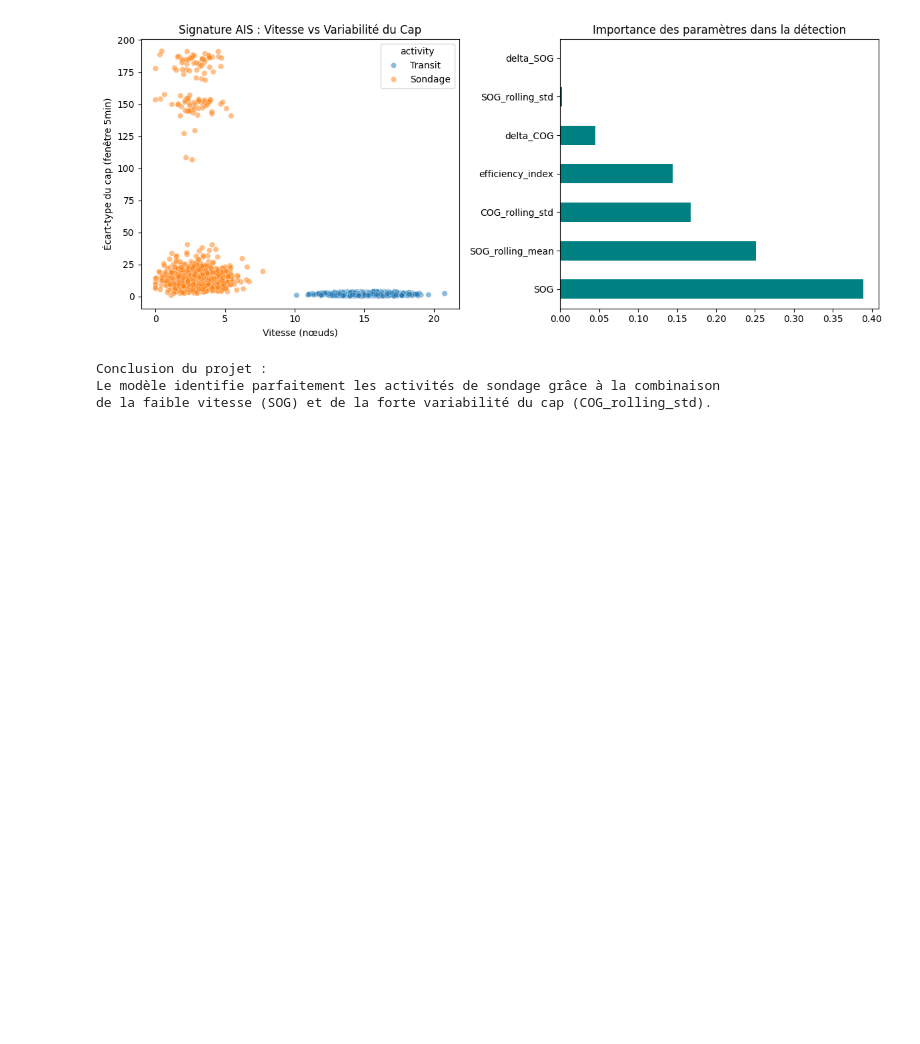
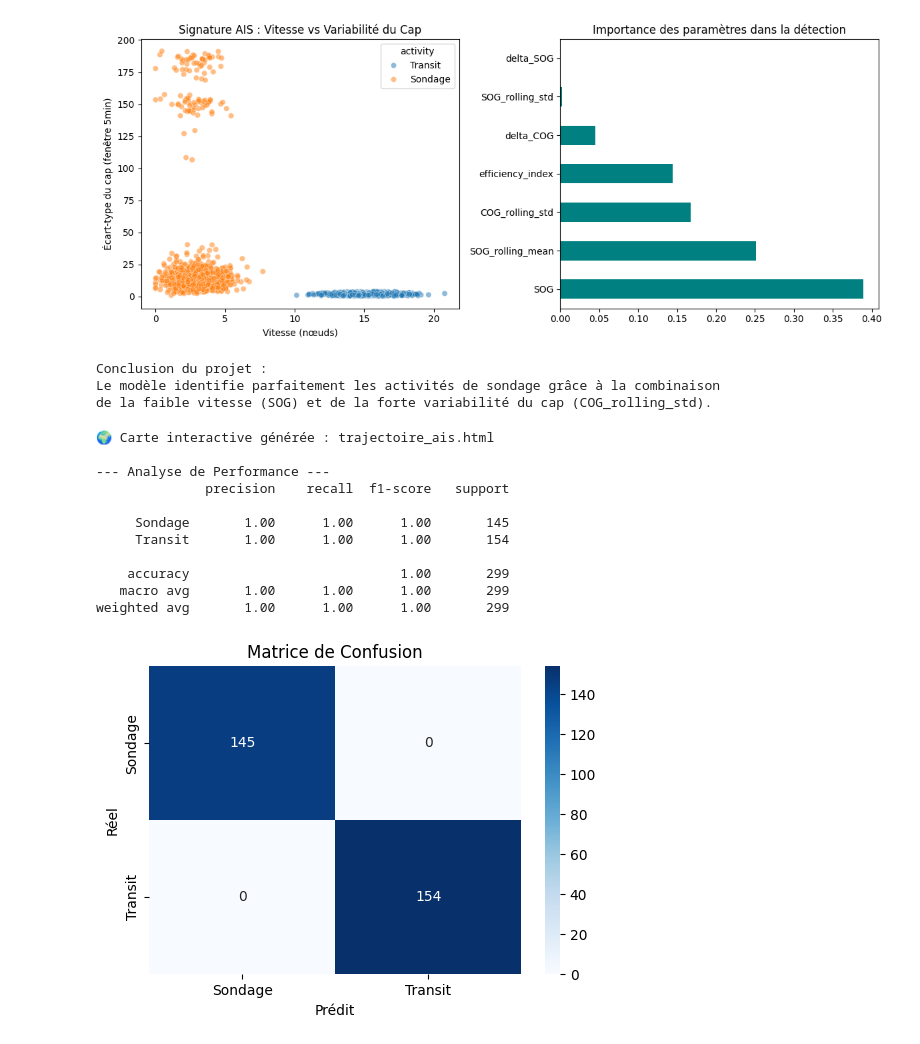
Before and after one commit to fomen2001/Projet-Cible-D-tection-d-activit-s-maritimes-AIS-, a Jupyter notebook: IAS.ipynb, the cells around one changed output. Saved outputs shown, nothing was run; the diff lists cells and outputs as text; code cells hidden in the pictures; blank space fills up the shorter version.

```diff
--- a/IAS.ipynb
+++ b/IAS.ipynb
@@ -136,3 +255,50 @@ dtype: float64
 Conclusion du projet :
 Le modèle identifie parfaitement les activités de sondage grâce à la combinaison
 de la faible vitesse (SOG) et de la forte variabilité du cap (COG_rolling_std).
+# %%
+# =================================================================
+# 7. MODÉLISATION ET ANALYSE
+# =================================================================
+
+if __name__ == "__main__":
+    # 1. Préparation
+    raw_data = generate_ais_trajectories()
+    create_interactive_map(raw_data)
+    df = process_data(raw_data)
+
+    # 2. Split
+    features = ['SOG', 'COG_std_5m', 'SOG_mean_5m', 'delta_SOG']
+    X = df[features]
+    y = df['activity']
+    X_train, X_test, y_train, y_test = train_test_split(X, y, test_size=0.3, random_state=42)
+
+    # 3. Training
+    clf = RandomForestClassifier(n_estimators=100, random_state=42)
+    clf.fit(X_train, y_train)
+
+    # 4. Résultats
+    y_pred = clf.predict(X_test)
+    print("\n--- Analyse de Performance ---")
+    print(classification_report(y_test, y_pred))
+
+    # Matrice de confusion pour le README
+    cm = confusion_matrix(y_test, y_pred)
+    plt.figure(figsize=(6, 4))
+    sns.heatmap(cm, annot=True, fmt='d', cmap='Blues', xticklabels=clf.classes_, yticklabels=clf.classes_)
+    plt.title("Matrice de Confusion")
+    plt.ylabel('Réel')
+    plt.xlabel('Prédit')
+    plt.show()
+# %% [output]
+🌍 Carte interactive générée : trajectoire_ais.html
+
+--- Analyse de Performance ---
+              precision    recall  f1-score   support
+
+     Sondage       1.00      1.00      1.00       145
+     Transit       1.00      1.00      1.00       154
+
+    accuracy                           1.00       299
+   macro avg       1.00      1.00      1.00       299
+weighted avg       1.00      1.00      1.00       299
+[figure, added]
```
Also changed, not shown: parts of 7 cells of this notebook, 3 other files.
